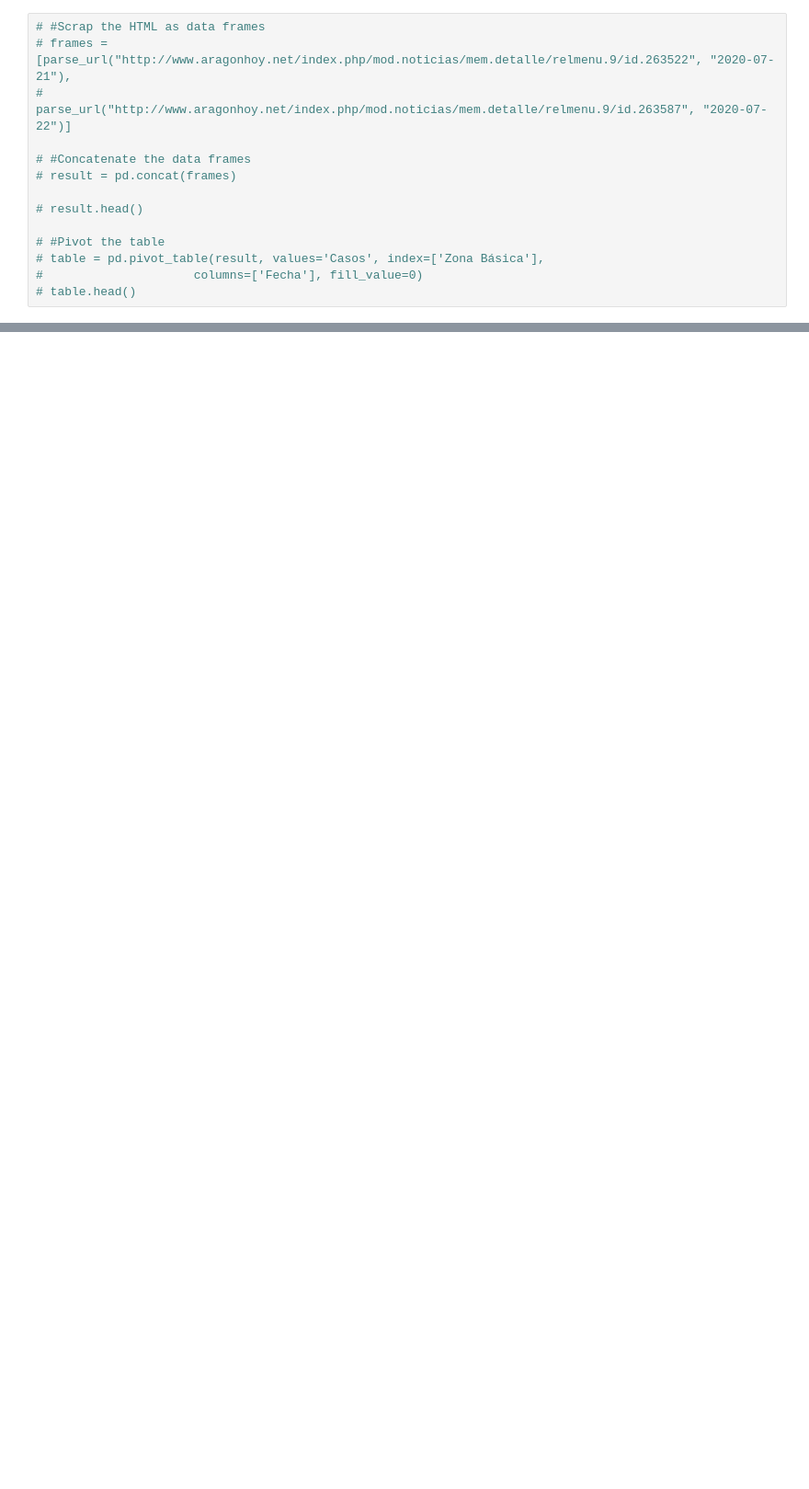
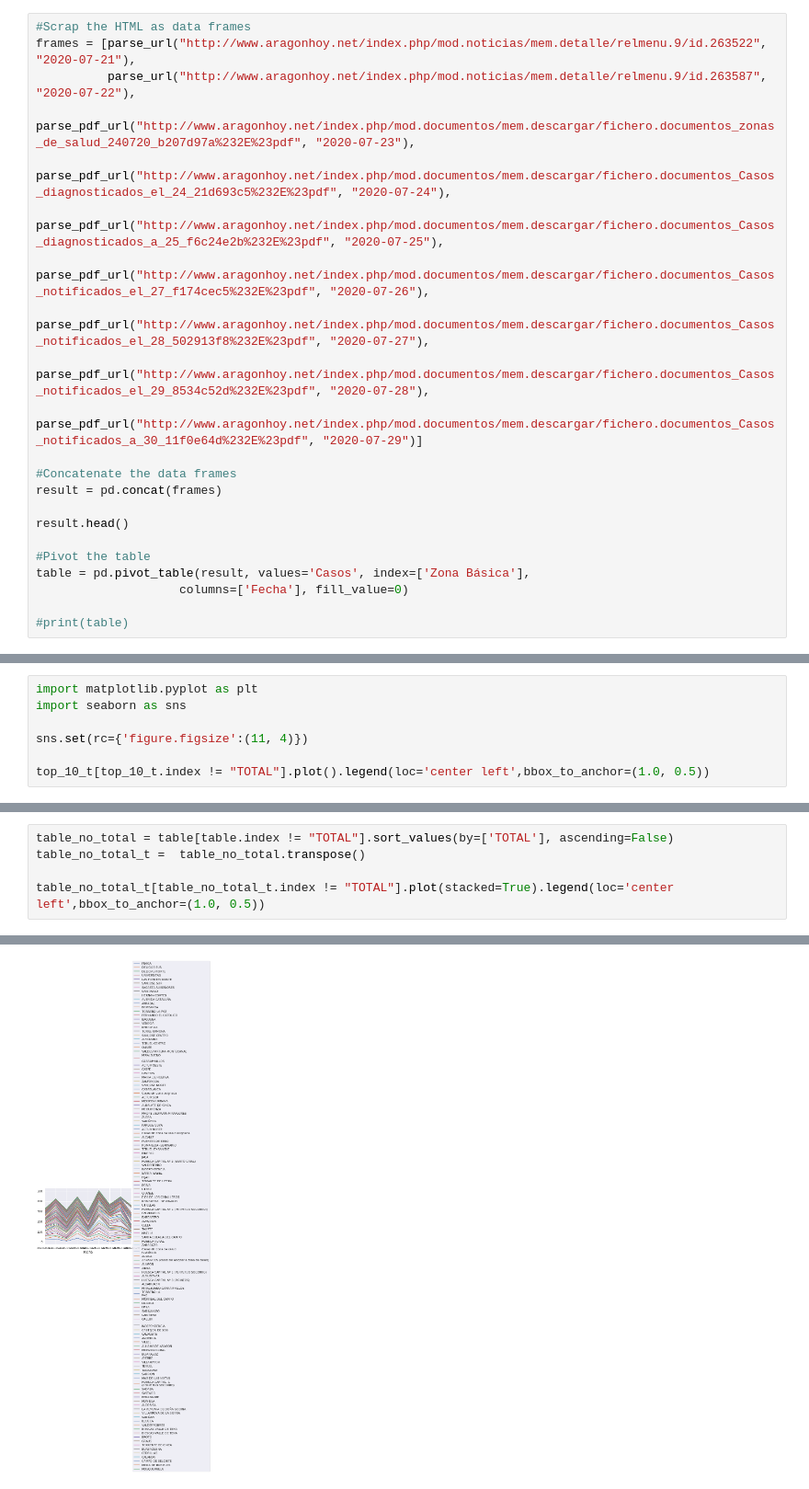
Before and after one commit to rafabanzo/scraping_coronavirus_aragon, a Jupyter notebook: Scraping Coronavirus Aragon by Health District.ipynb, the cells around one changed output, grey strips where cells are left out. Shown at 92% size. Drawn from its saved outputs; the diff is of its cells as text; blank space fills up the shorter version.

```diff
--- a/Scraping Coronavirus Aragon by Health District.ipynb
+++ b/Scraping Coronavirus Aragon by Health District.ipynb
@@ -74,14 +144,22 @@ def parse_url(url, date):
 # %%
-# #Scrap the HTML as data frames
-# frames = [parse_url("http://www.aragonhoy.net/index.php/mod.noticias/mem.detalle/relmenu.9/id.263522", "2020-07-21"),
-#           parse_url("http://www.aragonhoy.net/index.php/mod.noticias/mem.detalle/relmenu.9/id.263587", "2020-07-22")]
+#Scrap the HTML as data frames
+frames = [parse_url("http://www.aragonhoy.net/index.php/mod.noticias/mem.detalle/relmenu.9/id.263522", "2020-07-21"),
+          parse_url("http://www.aragonhoy.net/index.php/mod.noticias/mem.detalle/relmenu.9/id.263587", "2020-07-22"),
+          parse_pdf_url("http://www.aragonhoy.net/index.php/mod.documentos/mem.descargar/fichero.documentos_zonas_de_salud_240720_b207d97a%232E%23pdf", "2020-07-23"),
+          parse_pdf_url("http://www.aragonhoy.net/index.php/mod.documentos/mem.descargar/fichero.documentos_Casos_diagnosticados_el_24_21d693c5%232E%23pdf", "2020-07-24"),
+          parse_pdf_url("http://www.aragonhoy.net/index.php/mod.documentos/mem.descargar/fichero.documentos_Casos_diagnosticados_a_25_f6c24e2b%232E%23pdf", "2020-07-25"),
+          parse_pdf_url("http://www.aragonhoy.net/index.php/mod.documentos/mem.descargar/fichero.documentos_Casos_notificados_el_27_f174cec5%232E%23pdf", "2020-07-26"),
+          parse_pdf_url("http://www.aragonhoy.net/index.php/mod.documentos/mem.descargar/fichero.documentos_Casos_notificados_el_28_502913f8%232E%23pdf", "2020-07-27"),
+          parse_pdf_url("http://www.aragonhoy.net/index.php/mod.documentos/mem.descargar/fichero.documentos_Casos_notificados_el_29_8534c52d%232E%23pdf", "2020-07-28"),
+          parse_pdf_url("http://www.aragonhoy.net/index.php/mod.documentos/mem.descargar/fichero.documentos_Casos_notificados_a_30_11f0e64d%232E%23pdf", "2020-07-29")]
 
-# #Concatenate the data frames
-# result = pd.concat(frames)
+#Concatenate the data frames
+result = pd.concat(frames)
 
-# result.head()
+result.head()
 
-# #Pivot the table
-# table = pd.pivot_table(result, values='Casos', index=['Zona Básica'],
-#                     columns=['Fecha'], fill_value=0)
-# table.head()
+#Pivot the table
+table = pd.pivot_table(result, values='Casos', index=['Zona Básica'],
+                    columns=['Fecha'], fill_value=0)
+
+#print(table)
@@ -322,0 +181,7 @@ PackageNotInstalledError: Package is not installed in prefix.
+# %%
+import matplotlib.pyplot as plt
+import seaborn as sns
+
+sns.set(rc={'figure.figsize':(11, 4)})
+
+top_10_t[top_10_t.index != "TOTAL"].plot().legend(loc='center left',bbox_to_anchor=(1.0, 0.5))
@@ -322,0 +190,6 @@ PackageNotInstalledError: Package is not installed in prefix.
+# %%
+table_no_total = table[table.index != "TOTAL"].sort_values(by=['TOTAL'], ascending=False)
+table_no_total_t =  table_no_total.transpose()
+
+table_no_total_t[table_no_total_t.index != "TOTAL"].plot(stacked=True).legend(loc='center left',bbox_to_anchor=(1.0, 0.5))
+# %% [output]
@@ -322,0 +197 @@ PackageNotInstalledError: Package is not installed in prefix.
+[figure, added]
```
Also changed, not shown: parts of 15 cells of this notebook.
